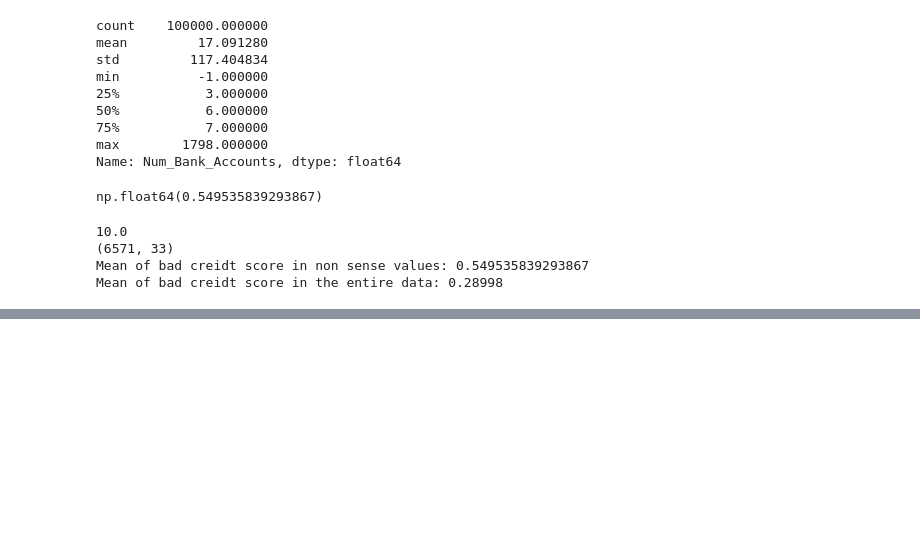
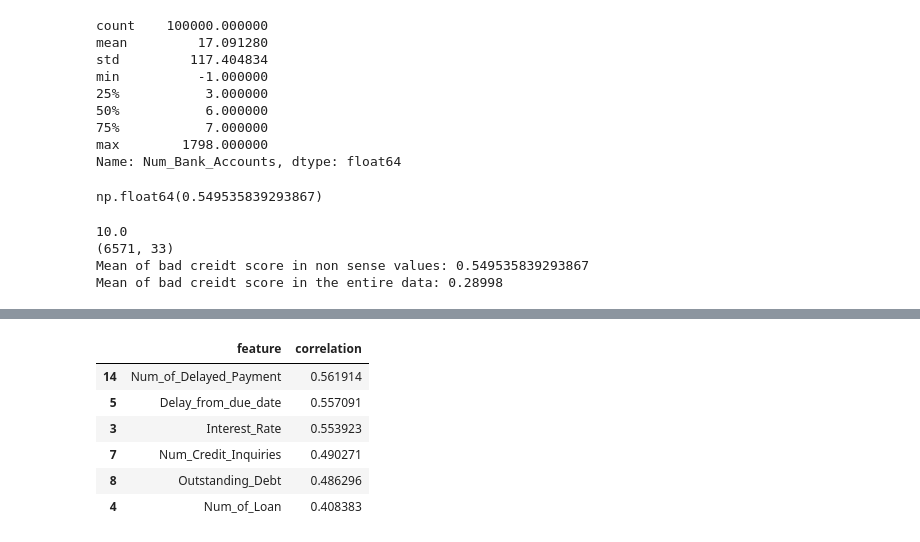
Before and after one commit to FerCorcuera/Credit-Score-Classification, a Jupyter notebook: notebooks/03_feature_engineering.ipynb, the cells around one changed output, grey strips where cells are left out. Saved outputs shown, nothing was run; the diff lists cells and outputs as text; code cells hidden in the pictures; blank space fills up the shorter version.

```diff
--- a/notebooks/03_feature_engineering.ipynb
+++ b/notebooks/03_feature_engineering.ipynb
@@ -313,0 +336,20 @@ plt.show()
+# %%
+associations = []
+for feature in numeric_features:
+    if feature == "Num_Bank_Accounts":
+        continue
+
+    value = df["Num_Bank_Accounts"].corr(df[feature], method="spearman")
+
+    associations.append({"feature": feature, "correlation": value})
+
+analysis = pd.DataFrame(associations).sort_values(by="correlation", ascending=False)
+analysis[analysis["correlation"] >= 0.4]
+# %% [output]
+|  | feature | correlation |
+| 14 | Num_of_Delayed_Payment | 0.561914 |
+| 5 | Delay_from_due_date | 0.557091 |
+| 3 | Interest_Rate | 0.553923 |
+| 7 | Num_Credit_Inquiries | 0.490271 |
+| 8 | Outstanding_Debt | 0.486296 |
+| 4 | Num_of_Loan | 0.408383 |
```
Also changed, not shown: parts of 6 cells of this notebook, 3 other files.
